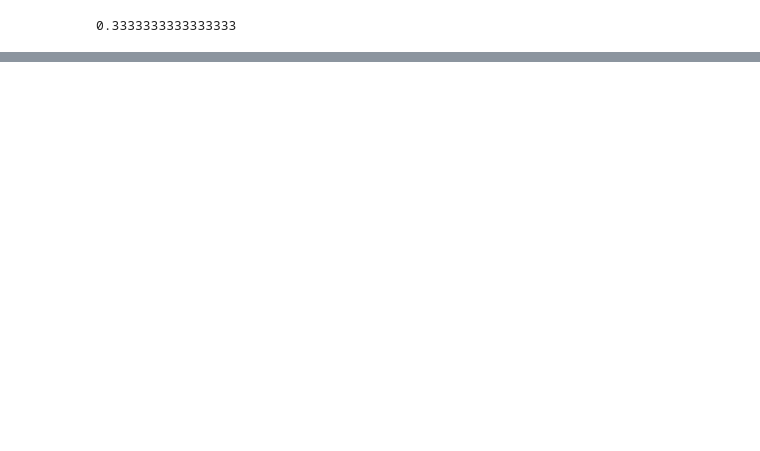
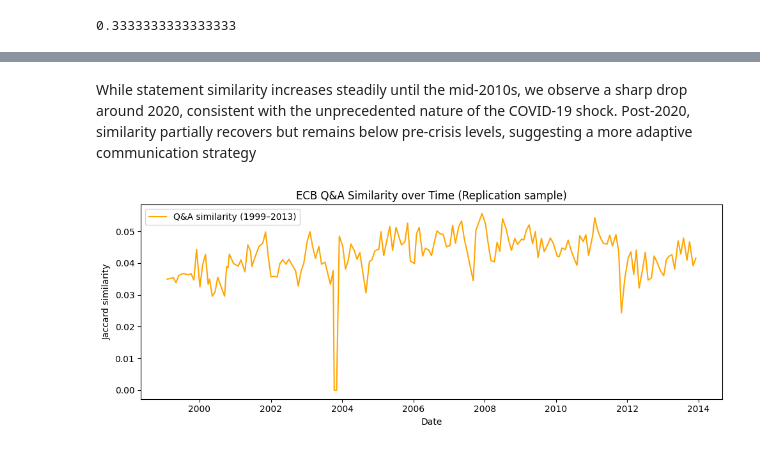
Before and after one commit to Katpst/ECB-similarity-project, a Jupyter notebook: Data_Science.ipynb, the cells around one changed output, grey strips where cells are left out. Cells and saved outputs as stored; diff of their text form; code cells hidden in the pictures; blank space fills up the shorter version.

```diff
--- a/Data_Science.ipynb
+++ b/Data_Science.ipynb
@@ -690,0 +830,15 @@ We extend the textual similarity analysis to the question-and-answer (Q&A) sessi
+# %% [markdown]
+While statement similarity increases steadily until the mid-2010s, we observe a sharp drop around 2020, consistent with the unprecedented nature of the COVID-19 shock. Post-2020, similarity partially recovers but remains below pre-crisis levels, suggesting a more adaptive communication strategy
+# %%
+# Plot Q&A similarity over time — Replication sample (1999–2013)
+
+plt.figure(figsize=(10,4))
+plt.plot(df_9913["date"], df_9913["qa_similarity"], label="Q&A similarity (1999–2013)", color="orange")
+plt.xlabel("Date")
+plt.ylabel("Jaccard similarity")
+plt.title("ECB Q&A Similarity over Time (Replication sample)")
+plt.legend()
+plt.tight_layout()
+plt.show()
+# %% [output]
+[figure, added]
```
Also changed, not shown: parts of 36 cells of this notebook.
